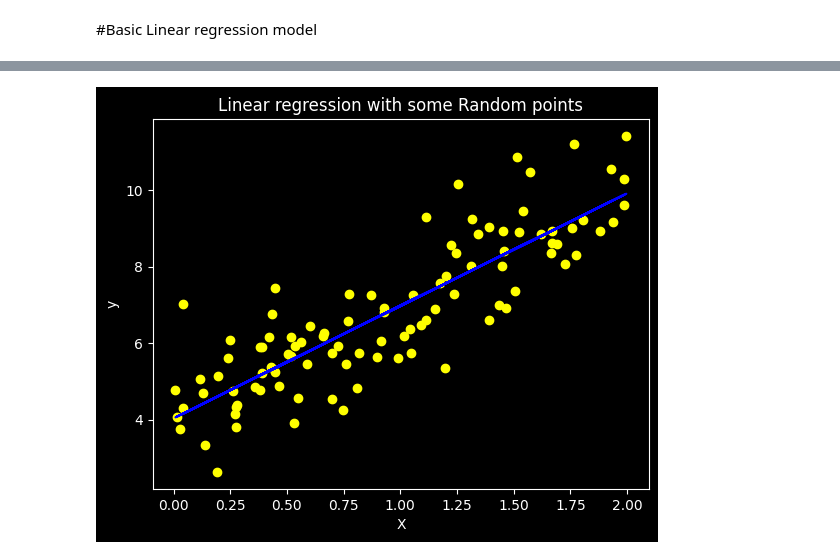
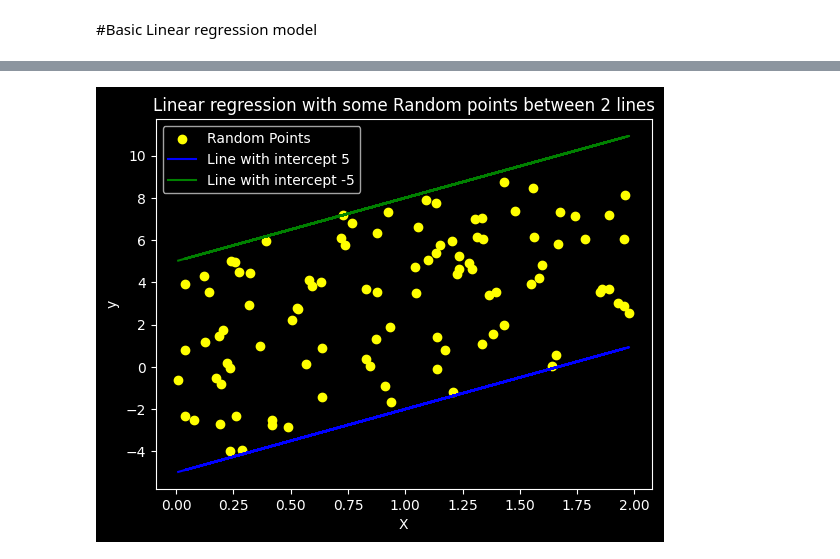
Before and after one commit to subhrajit77/AI-ML, a Jupyter notebook: sk-learn/regression/main.ipynb, the cells around one changed output, grey strips where cells are left out. Saved outputs shown, nothing was run; the diff lists cells and outputs as text; code cells hidden in the pictures.

```diff
--- a/sk-learn/regression/main.ipynb
+++ b/sk-learn/regression/main.ipynb
@@ -3,20 +30,27 @@
 # %%
 import numpy as np
 import matplotlib.pyplot as plt
-from sklearn.linear_model import LinearRegression
+# from sklearn.linear_model import LinearRegression
 
+
+np.random.seed(0)
 X = 2 * np.random.rand(100,1)
-y= 4 + 3*X + np.random.randn(100,1)
+y1= 5 + 3 * X
+y2= -5 + 3 * X
 
-lin_reg = LinearRegression()
-lin_reg.fit(X,y)
-y_pred = lin_reg.predict(X)
+y = np.random.uniform(low=y2, high=y1)
+
+# lin_reg = LinearRegression()
+# lin_reg.fit(X,y)
+# y_pred = lin_reg.predict(X)
 
 plt.scatter(X, y, color='yellow', label='Random Points')
-plt.plot(X, y_pred, color='blue', label='Fitted Line')
+plt.plot(X, y2, color='blue', label='Line with intercept 5')
+plt.plot(X, y1,color='green', label='Line with intercept -5')
 plt.xlabel('X')
 plt.ylabel('y')
-plt.title('Linear regression with some Random points')
+plt.title('Linear regression with some Random points between 2 lines')
+plt.legend()
 plt.show()
 # %% [output]
-[figure, old version]
+[figure, new version]
```
Also changed, not shown: parts of 1 cell of this notebook, 3 other files.
